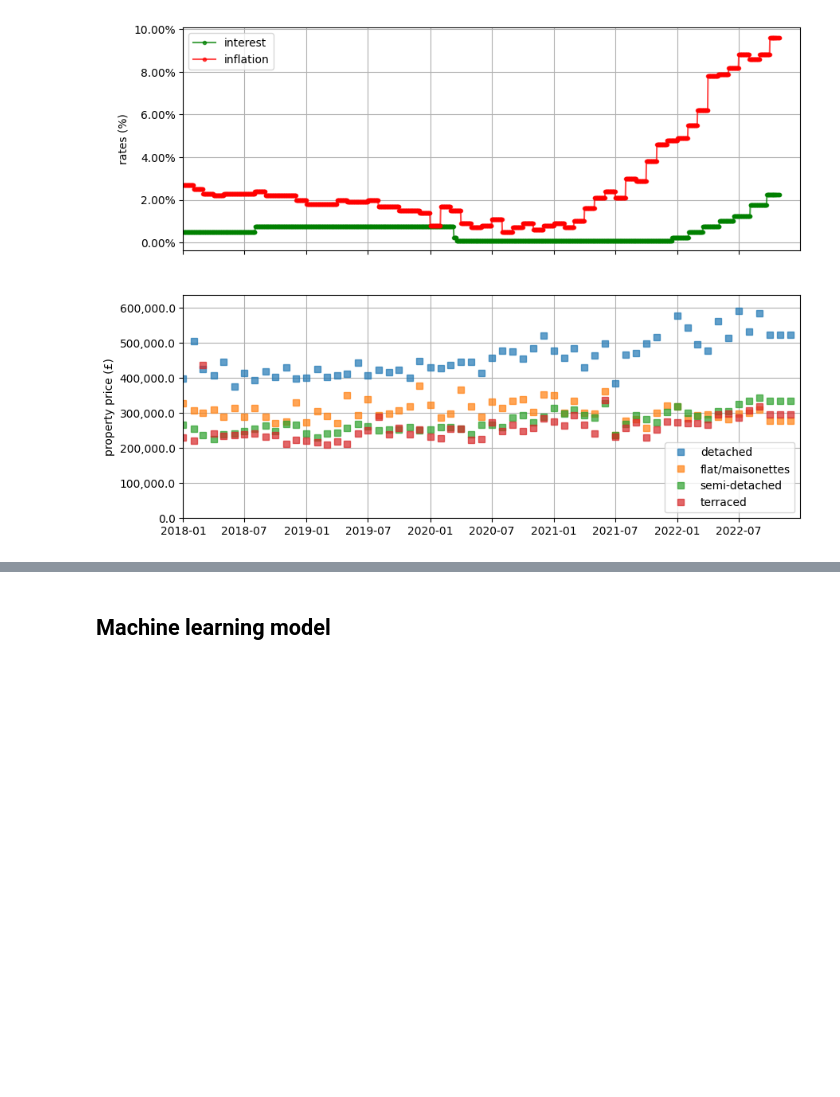
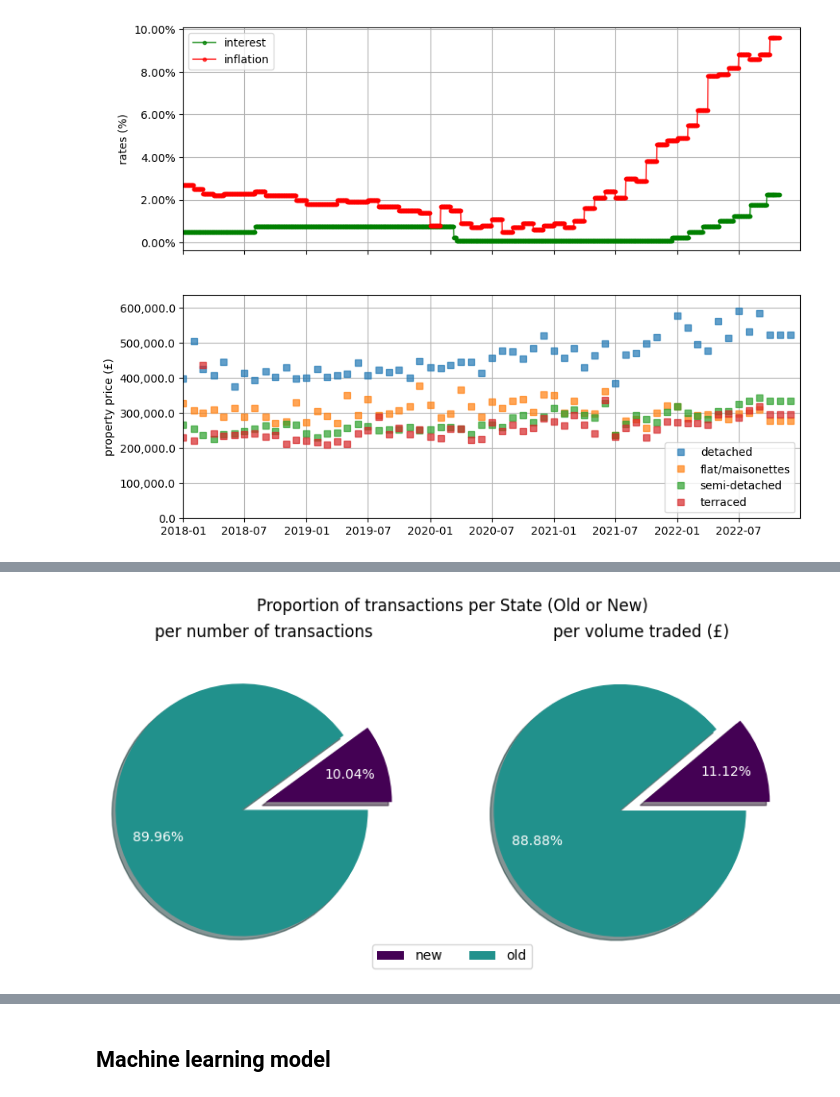
Before and after one commit to hudsonmendes/uolondon-cm3005-dsc, a Jupyter notebook: report.ipynb, the cells around one changed output, grey strips where cells are left out. Cells and saved outputs as stored; diff of their text form; code cells hidden in the pictures; blank space fills up the shorter version.

```diff
--- a/report.ipynb
+++ b/report.ipynb
@@ -954,0 +961,8 @@ plot_proportion_of_transactions_per_property_type(df_1nf=df)
+# %%
+plot_proportion_of_transactions_per_property_type(
+    df_1nf=df,
+    title="Proportion of transactions per State (Old or New)",
+    index_name="old_or_new",
+)
+# %% [output]
+[figure, added]
```
Also changed, not shown: parts of 5 cells of this notebook.
